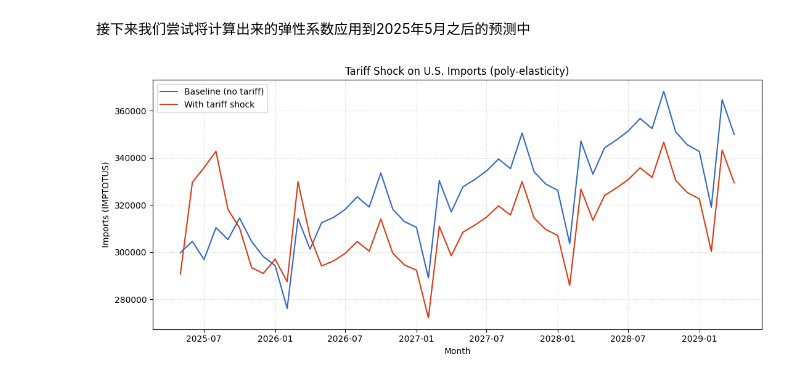
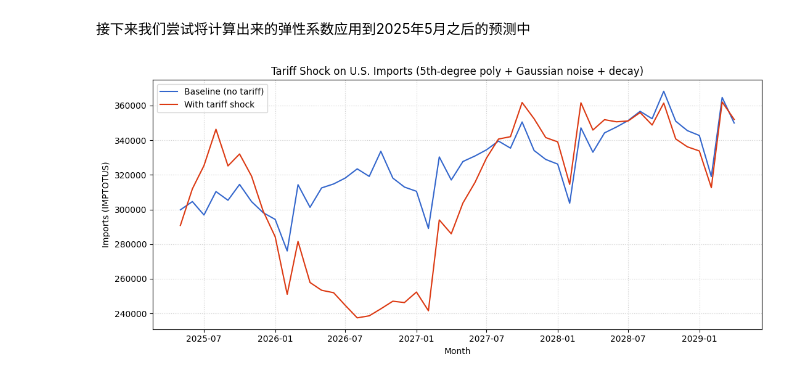
Before and after one commit to d-joshua-c/Math_Modeling_APMCM, a Jupyter notebook: code/notebook/Q4.ipynb, the cells around one changed output. Drawn from its saved outputs; the diff is of its cells as text; code cells hidden in the pictures.

```diff
--- a/code/notebook/Q4.ipynb
+++ b/code/notebook/Q4.ipynb
@@ -451,47 +450,71 @@ observation_date
 # %% [markdown]
 接下来我们尝试将计算出来的弹性系数应用到2025年5月之后的预测中
 # %%
+# 使用5阶多项式系数，贯穿预测期添加高斯噪声，阈值后弹性冲击指数衰减趋近于0
+# 数据源：e:\RESEARCH\APMCM\Math_Modeling_APMCM\data\processed\Q4_IMPTOTUS_forecast_without_tariff_48m.csv
+
 import numpy as np
 import pandas as pd
 import matplotlib.pyplot as plt
 from pathlib import Path
 
+# 读取预测数据
 csv_path = Path(r"e:\RESEARCH\APMCM\Math_Modeling_APMCM\data\processed\Q4_IMPTOTUS_forecast_without_tariff_48m.csv")
 df = pd.read_csv(csv_path)
 df["Month"] = pd.to_datetime(df["Month"])
 df = df.set_index("Month")
 
-coeffs = np.array([
-    -5.13270501e+02, -3.08470765e+02,  1.47520760e+03,  7.75690156e+02,
-    -1.58688328e+03, -6.89057429e+02,  7.91244308e+02,  2.54745797e+02,
-    -1.81655891e+02, -3.32823612e+01,  1.53030554e+01,  1.98920378e-01
-], dtype=float)
+# 5阶多项式系数（高→低，degree=5）
+coeffs = np.array([9.88496651, -0.93824099, -14.02917238, 1.53622255, 4.30519253, -0.63064366], dtype=float)
 
-tariff = 0.25
-const_after = 12
+# 配置参数（可按需调整）
+tariff = 0.18        # 关税率
+const_after = 18     # 开始衰减的阈值（月序号）
+decay_rate = 0.05   # 指数衰减速度（越大越快）
+noise_std = 0.09     # 高斯噪声标准差
+seed = 42            # 随机种子（复现）
 
+# 构造时间自变量并缩放到[-1, 1]以提升高阶拟合稳定性
 n = len(df)
 t = np.arange(n, dtype=float)
 t_min, t_max = float(t.min()), float(t.max())
 ts = np.zeros_like(t) if t_max == t_min else 2.0 * (t - t_min) / (t_max - t_min) - 1.0
-e = np.polyval(coeffs, ts)
-k = min(const_after, n - 1)
-e_const = float(np.polyval(coeffs, ts[k]))
+
+# 多项式弹性（基础部分）
+e_base = np.polyval(coeffs, ts)
+
+# 阈值后指数衰减到0（不直接截断常数，平滑趋零）
+decay = np.ones(n, dtype=float)
 if n > const_after:
-    e[const_after:] = e_const
+    k = max(const_after - 1, 0)
+    decay[const_after:] = np.exp(-decay_rate * (np.arange(const_after, n) - k))
 
+# 贯穿预测期的高斯噪声
+rng = np.random.default_rng(seed)
+noise = rng.normal(0.0, noise_std, n)
+
+# 合成弹性序列与冲击因子
+e = (e_base + noise) * decay
 factor = 1.0 + e * tariff
-df["pred_shock"] = df["pred"].values * factor
 
+# 生成冲击列（若存在则计算）
+cols = ["pred", "lower_50", "upper_50", "lower_80", "upper_80", "lower_95", "upper_95"]
+for c in cols:
+    if c in df.columns:
+        df[f"{c}_shock"] = df[c].values * factor
+
+# 绘图（英文标签，非阻塞式展示）
 plt.figure(figsize=(11, 5))
-plt.plot(df.index, df["pred"].values, label="Baseline (no tariff)", color="#3366CC")
-plt.plot(df.index, df["pred_shock"].values, label="With tariff shock", color="#DC3912")
+if "pred" in df.columns:
+    plt.plot(df.index, df["pred"].values, label="Baseline (no tariff)", color="#3366CC")
+if "pred_shock" in df.columns:
+    plt.plot(df.index, df["pred_shock"].values, label="With tariff shock", color="#DC3912")
 plt.xlabel("Month")
 plt.ylabel("Imports (IMPTOTUS)")
-plt.title("Tariff Shock on U.S. Imports (poly-elasticity)")
+plt.title("Tariff Shock on U.S. Imports (5th-degree poly + Gaussian noise + decay)")
 plt.grid(True, linestyle=":", alpha=0.6)
 plt.legend()
 plt.tight_layout()
 plt.show(block=False)
 # %% [output]
-[figure, old version]
+[figure, new version]
```
Also changed, not shown: parts of 2 cells of this notebook, 2 other files.
